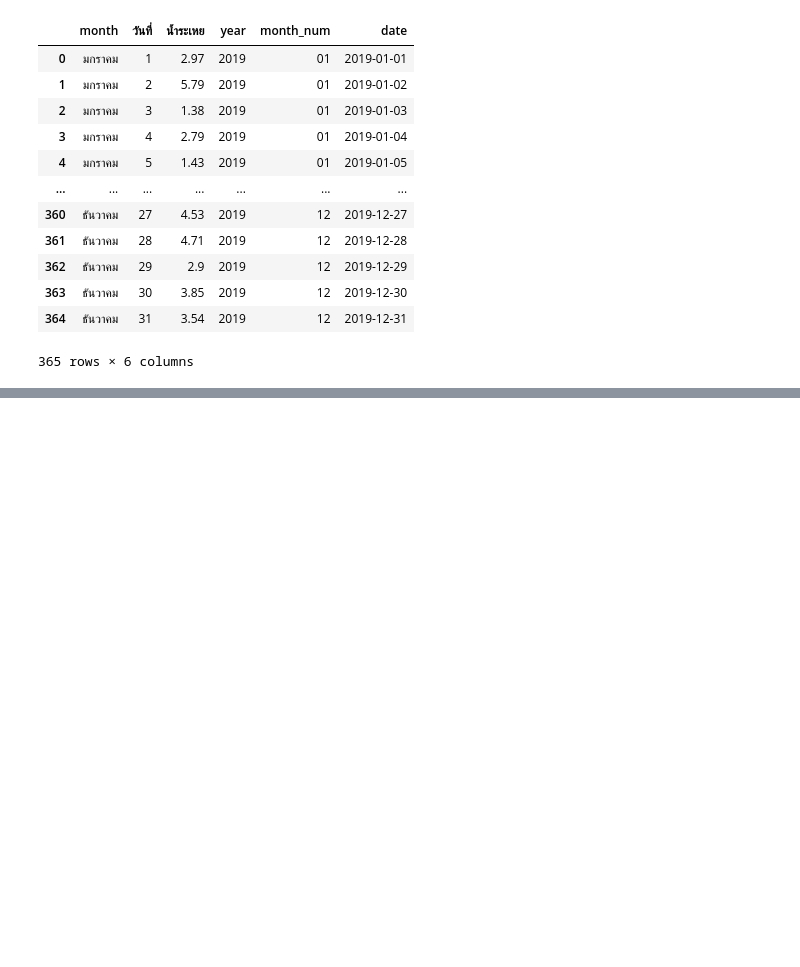
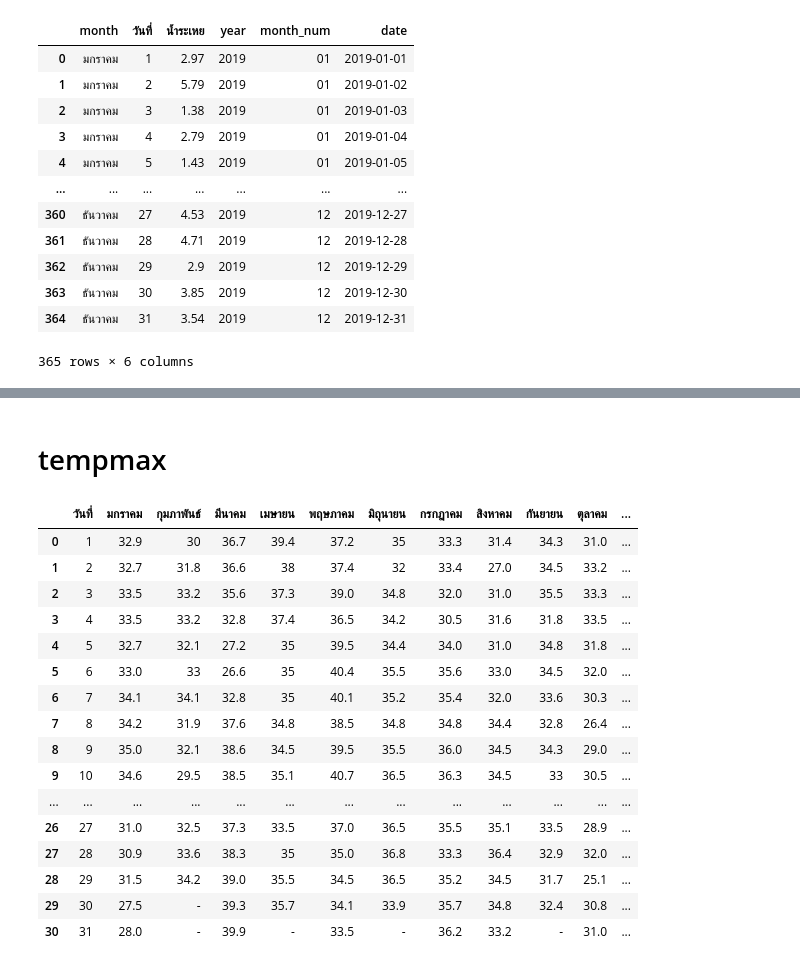
Before and after one commit to Tawanss/football, a Jupyter notebook: Untitled12.ipynb, the cells around one changed output, grey strips where cells are left out. Cells and saved outputs as stored; diff of their text form; code cells hidden in the pictures; blank space fills up the shorter version.

```diff
--- a/Untitled12.ipynb
+++ b/Untitled12.ipynb
@@ -110,0 +221,34 @@ clean2019
+# %% [markdown]
+# tempmax
+# %%
+max2019 = pd.read_excel('/content/drive/MyDrive/อุตุviz/tempmax2019.xlsx',header=1)
+max2020 = pd.read_excel('/content/drive/MyDrive/อุตุviz/tempmax2020.xlsx',header=1)
+max2021 = pd.read_excel('/content/drive/MyDrive/อุตุviz/tempmax2021.xlsx',header=1)
+max2022 = pd.read_excel('/content/drive/MyDrive/อุตุviz/temp2022.xlsx',header=1)
+max2023 = pd.read_excel('/content/drive/MyDrive/อุตุviz/tempmax2023.xlsx',header=1)
+# %%
+max2019.rename(columns={'Unnamed: 0': 'วันที่'},inplace =True)
+max2020.rename(columns={'Unnamed: 0': 'วันที่'},inplace =True)
+max2021.rename(columns={'Unnamed: 0': 'วันที่'},inplace =True)
+max2022.rename(columns={'Unnamed: 0': 'วันที่'},inplace =True)
+max2023.rename(columns={'Unnamed: 0': 'วันที่'},inplace =True)
+# %%
+max2020
+# %% [output]
+|  | วันที่ | มกราคม | กุมภาพันธ์ | มีนาคม | เมษายน | พฤษภาคม | มิถุนายน | กรกฎาคม | สิงหาคม | กันยายน | ตุลาคม | ... |
+| 0 | 1 | 32.9 | 30 | 36.7 | 39.4 | 37.2 | 35 | 33.3 | 31.4 | 34.3 | 31.0 | ... |
+| 1 | 2 | 32.7 | 31.8 | 36.6 | 38 | 37.4 | 32 | 33.4 | 27.0 | 34.5 | 33.2 | ... |
+| 2 | 3 | 33.5 | 33.2 | 35.6 | 37.3 | 39.0 | 34.8 | 32.0 | 31.0 | 35.5 | 33.3 | ... |
+| 3 | 4 | 33.5 | 33.2 | 32.8 | 37.4 | 36.5 | 34.2 | 30.5 | 31.6 | 31.8 | 33.5 | ... |
+| 4 | 5 | 32.7 | 32.1 | 27.2 | 35 | 39.5 | 34.4 | 34.0 | 31.0 | 34.8 | 31.8 | ... |
+| 5 | 6 | 33.0 | 33 | 26.6 | 35 | 40.4 | 35.5 | 35.6 | 33.0 | 34.5 | 32.0 | ... |
+| 6 | 7 | 34.1 | 34.1 | 32.8 | 35 | 40.1 | 35.2 | 35.4 | 32.0 | 33.6 | 30.3 | ... |
+| 7 | 8 | 34.2 | 31.9 | 37.6 | 34.8 | 38.5 | 34.8 | 34.8 | 34.4 | 32.8 | 26.4 | ... |
+| 8 | 9 | 35.0 | 32.1 | 38.6 | 34.5 | 39.5 | 35.5 | 36.0 | 34.5 | 34.3 | 29.0 | ... |
+| 9 | 10 | 34.6 | 29.5 | 38.5 | 35.1 | 40.7 | 36.5 | 36.3 | 34.5 | 33 | 30.5 | ... |
+| ... | ... | ... | ... | ... | ... | ... | ... | ... | ... | ... | ... | ... |
+| 26 | 27 | 31.0 | 32.5 | 37.3 | 33.5 | 37.0 | 36.5 | 35.5 | 35.1 | 33.5 | 28.9 | ... |
+| 27 | 28 | 30.9 | 33.6 | 38.3 | 35 | 35.0 | 36.8 | 33.3 | 36.4 | 32.9 | 32.0 | ... |
+| 28 | 29 | 31.5 | 34.2 | 39.0 | 35.5 | 34.5 | 36.5 | 35.2 | 34.5 | 31.7 | 25.1 | ... |
+| 29 | 30 | 27.5 | - | 39.3 | 35.7 | 34.1 | 33.9 | 35.7 | 34.8 | 32.4 | 30.8 | ... |
+| 30 | 31 | 28.0 | - | 39.9 | - | 33.5 | - | 36.2 | 33.2 | - | 31.0 | ... |
```
Also changed, not shown: parts of 35 cells of this notebook.
